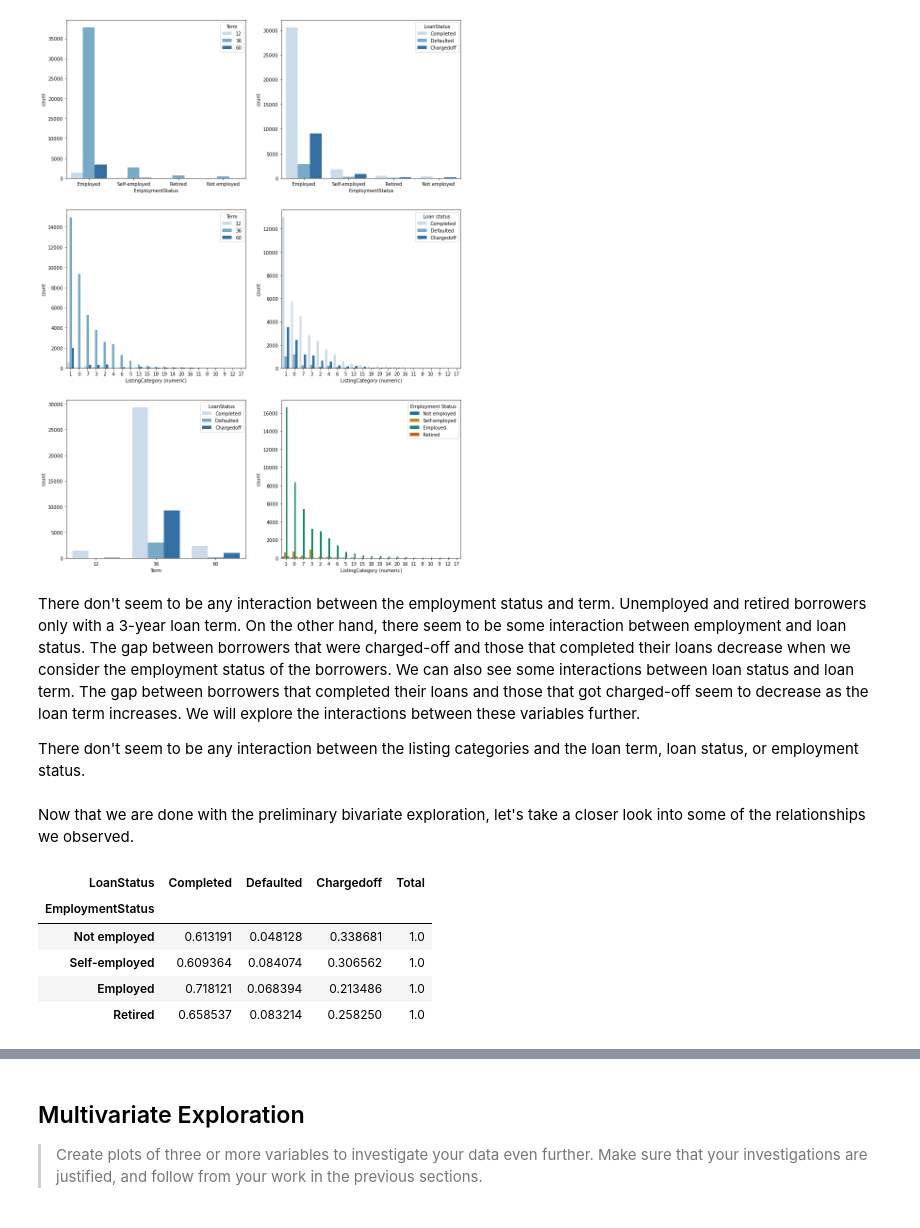
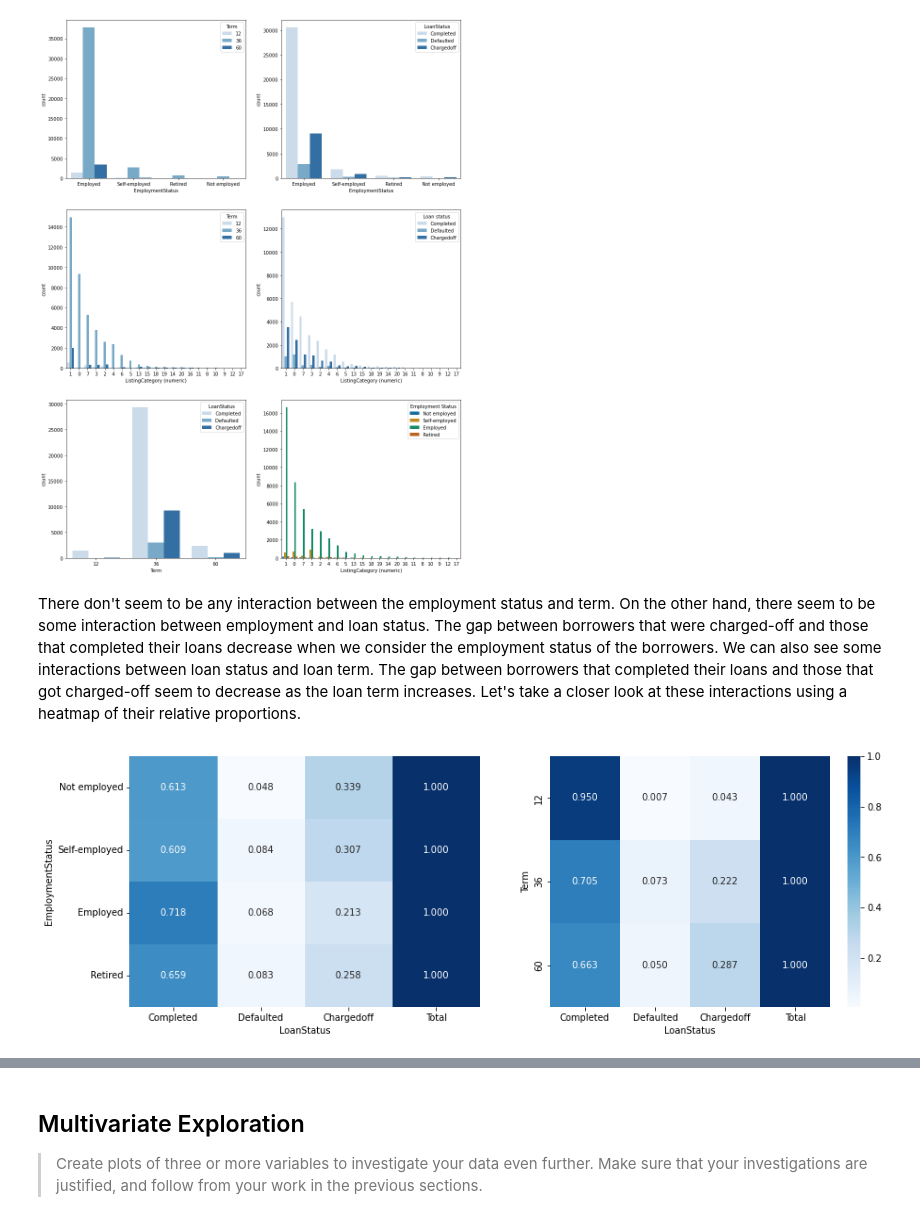
Before and after one commit to cnikoro/prosper_loan_eda, a Jupyter notebook: Part_I_exploration_template.ipynb, the cells around one changed output, grey strips where cells are left out. Saved outputs shown, nothing was run; the diff lists cells and outputs as text; code cells hidden in the pictures.

```diff
--- a/Part_I_exploration_template.ipynb
+++ b/Part_I_exploration_template.ipynb
@@ -796,37 +795,43 @@ ax.legend(title='Employment Status', loc='upper right');
 # %% [output]
 [figure]
 # %% [markdown]
-There don't seem to be any interaction between the employment status and term. Unemployed and retired borrowers only with a 3-year loan term. On the other hand, there seem to be some interaction between employment and loan status. The gap between borrowers that were charged-off and those that completed their loans decrease when we consider the employment status of the borrowers. We can also see some interactions between loan status and loan term. The gap between borrowers that completed their loans and those that got charged-off seem to decrease as the loan term increases. We will explore the interactions between these variables further.
-
-There don't seem to be any interaction between the listing categories and the loan term, loan status, or employment status.
+There don't seem to be any interaction between the employment status and term. On the other hand, there seem to be some interaction between employment and loan status. The gap between borrowers that were charged-off and those that completed their loans decrease when we consider the employment status of the borrowers. We can also see some interactions between loan status and loan term. The gap between borrowers that completed their loans and those that got charged-off seem to decrease as the loan term increases. Let's take a closer look at these interactions using a heatmap of their relative proportions.
-# %% [markdown]
-Now that we are done with the preliminary bivariate exploration, let's take a closer look into some of the relationships we observed.
 # %%
 # contingency table of relative proportions of loan status for each loan term
 
 def relative_proportion_ct(df, col_a, col_b):
     """
         returns the relative proportions of col_b grouped by col_a
 
         :params dataframe: the dataframe containing the data
         :params string: the name of the first column
         :params string: the name of the second column
 
         :returns dataframe: the relative proportion of the col_b grouped by col_a
     """
     ct = pd.crosstab(df[col_a], df[col_b])
 
     ct['Total'] = np.sum(ct, axis=1)
     for column in ct.columns:
         ct[column] = ct[column]/ct['Total']
 
     return ct
 
-relative_proportion_ct(loan_sub_data, 'EmploymentStatus', 'LoanStatus')
+plt.figure(figsize=(15,5))
+
+# contingency table of relative proportions of LoanStatus per EmploymentStatus
+
+data = relative_proportion_ct(loan_sub_data, 'EmploymentStatus', 'LoanStatus')
+plt.subplot(1,2,1)
+sns.heatmap(data, annot=True, fmt='.3f', cmap='Blues', cbar=False)
+
+# contingency table of relative proportions of LoanStatus per Term
+
+data = relative_proportion_ct(loan_sub_data, 'Term', 'LoanStatus')
+
+plt.subplot(1,2,2)
+sns.heatmap(data, annot=True, fmt='.3f', cmap='Blues')
+
+plt.show();
 # %% [output]
-| LoanStatus | Completed | Defaulted | Chargedoff | Total |
-| EmploymentStatus |  |  |  |  |
-| Not employed | 0.613191 | 0.048128 | 0.338681 | 1.0 |
-| Self-employed | 0.609364 | 0.084074 | 0.306562 | 1.0 |
-| Employed | 0.718121 | 0.068394 | 0.213486 | 1.0 |
-| Retired | 0.658537 | 0.083214 | 0.258250 | 1.0 |
+[figure, added]
```
Also changed, not shown: parts of 25 cells of this notebook.
